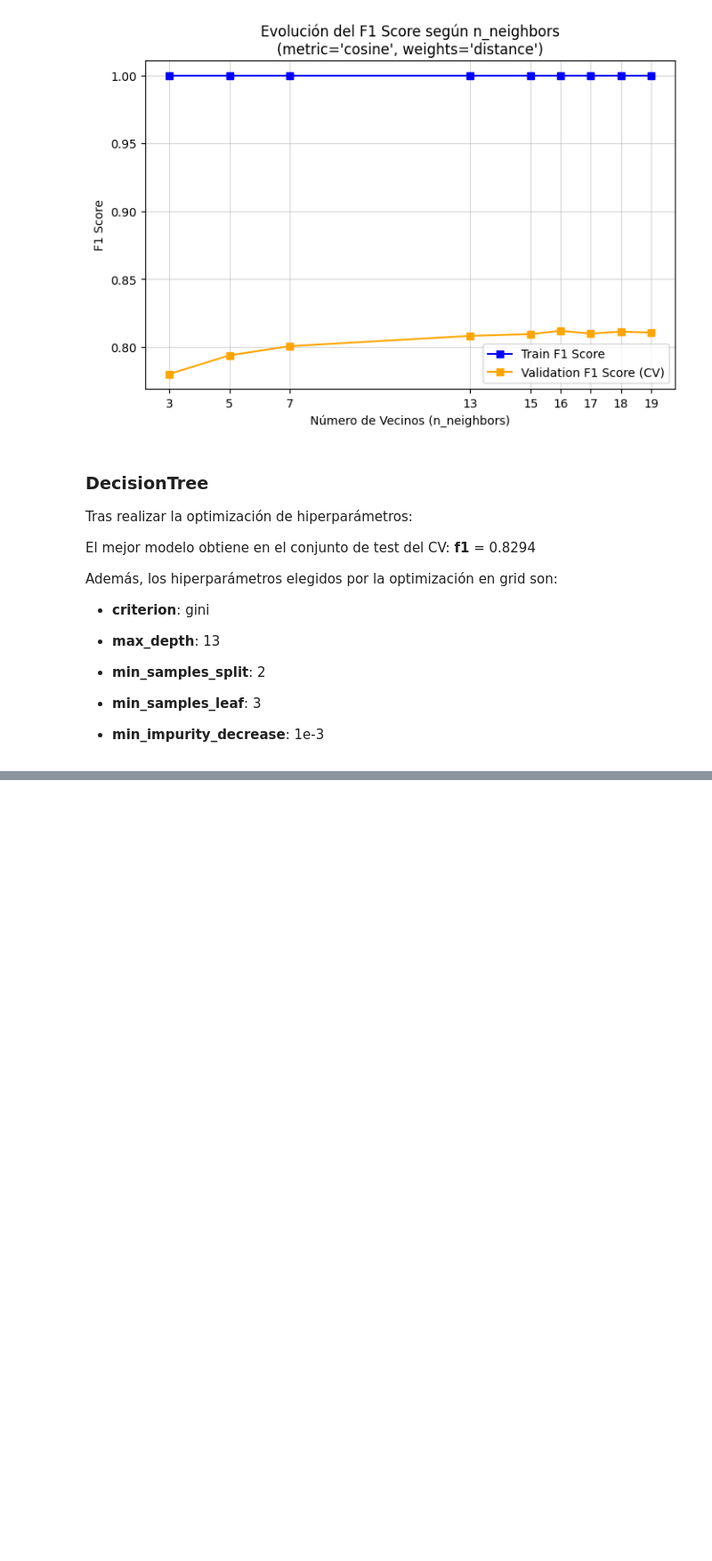
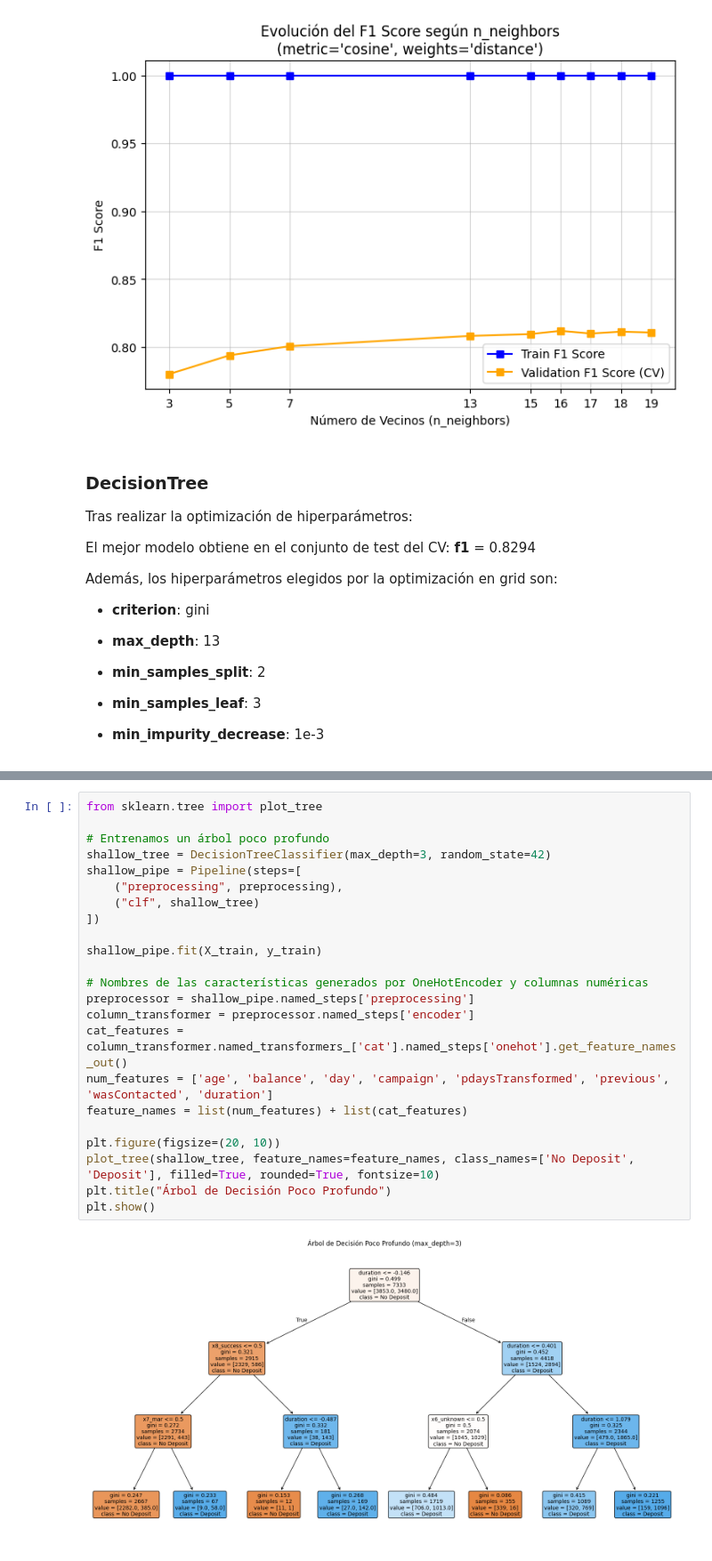
Before and after one commit to aleLobo31/UC3M_ML_P1_G26, a Jupyter notebook: notebooks/preprocessing.ipynb, the cells around one changed output, grey strips where cells are left out. Shown at 89% size. Saved outputs shown, nothing was run; the diff lists cells and outputs as text; blank space fills up the shorter version.

```diff
--- a/notebooks/preprocessing.ipynb
+++ b/notebooks/preprocessing.ipynb
@@ -486,0 +520,25 @@ Best Model: {'clf__criterion': 'gini', 'clf__max_depth': 13, 'clf__min_impurity_
+# %%
+from sklearn.tree import plot_tree
+
+# Entrenamos un árbol poco profundo
+shallow_tree = DecisionTreeClassifier(max_depth=3, random_state=42)
+shallow_pipe = Pipeline(steps=[
+    ("preprocessing", preprocessing),
+    ("clf", shallow_tree)
+])
+
+shallow_pipe.fit(X_train, y_train)
+
+# Nombres de las características generados por OneHotEncoder y columnas numéricas
+preprocessor = shallow_pipe.named_steps['preprocessing']
+column_transformer = preprocessor.named_steps['encoder']
+cat_features = column_transformer.named_transformers_['cat'].named_steps['onehot'].get_feature_names_out()
+num_features = ['age', 'balance', 'day', 'campaign', 'pdaysTransformed', 'previous', 'wasContacted', 'duration']
+feature_names = list(num_features) + list(cat_features)
+
+plt.figure(figsize=(20, 10))
+plot_tree(shallow_tree, feature_names=feature_names, class_names=['No Deposit', 'Deposit'], filled=True, rounded=True, fontsize=10)
+plt.title("Árbol de Decisión Poco Profundo")
+plt.show()
+# %% [output]
+[figure, added]
```
Also changed, not shown: parts of 8 cells of this notebook.
